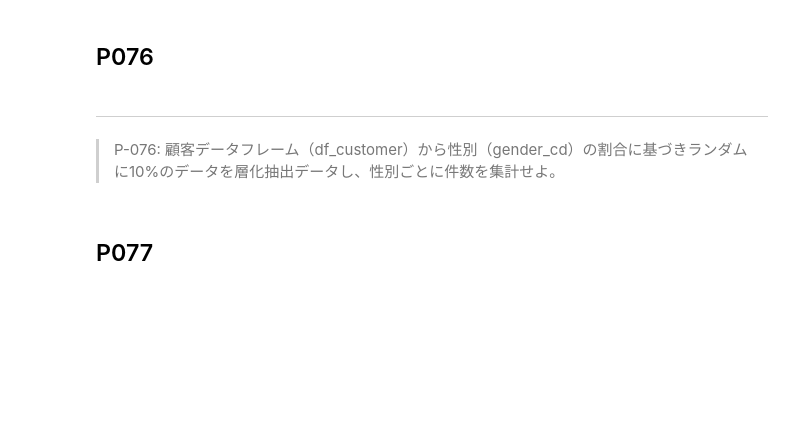
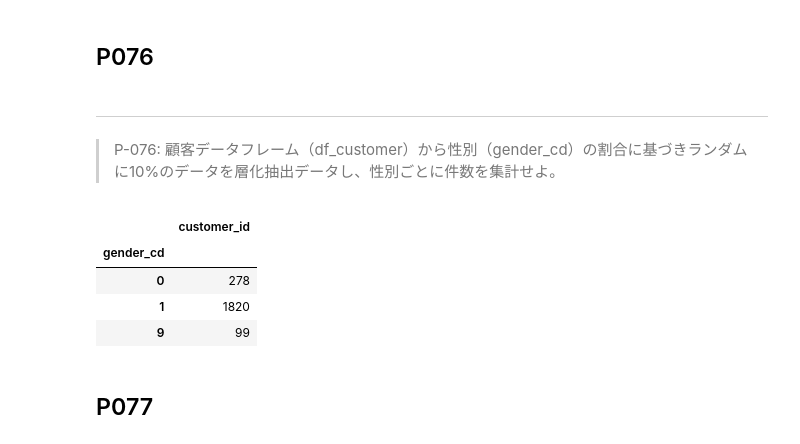
Before and after one commit to okusama27/koan, a Jupyter notebook: 100knock/submit/kame-chan/100_knock_Python(kame-chan).ipynb, the cells around one changed output. Drawn from its saved outputs; the diff is of its cells as text; code cells hidden in the pictures; blank space fills up the shorter version.

```diff
--- a/100knock/submit/kame-chan/100_knock_Python(kame-chan).ipynb
+++ b/100knock/submit/kame-chan/100_knock_Python(kame-chan).ipynb
@@ -1998,6 +1998,18 @@ df75.sample(frac=0.01).head(10)
 # %% [markdown]
 ---
 > P-076: 顧客データフレーム（df_customer）から性別（gender_cd）の割合に基づきランダムに10%のデータを層化抽出データし、性別ごとに件数を集計せよ。
+# %%
+df76 = df_customer.copy()
+df76 = df76[~df76["customer_id"].str.startswith("Z")]
+df76_10 = df76.sample(frac=0.1)
+df76_10_ans = df76_10.groupby("gender_cd")[["customer_id"]].count()
+df76_10_ans
+# %% [output]
+|  | customer_id |
+| gender_cd |  |
+| 0 | 278 |
+| 1 | 1820 |
+| 9 | 99 |
 # %% [markdown]
 ## P077
 # %% [markdown]
```
Also changed, not shown: parts of 1 cell of this notebook.
